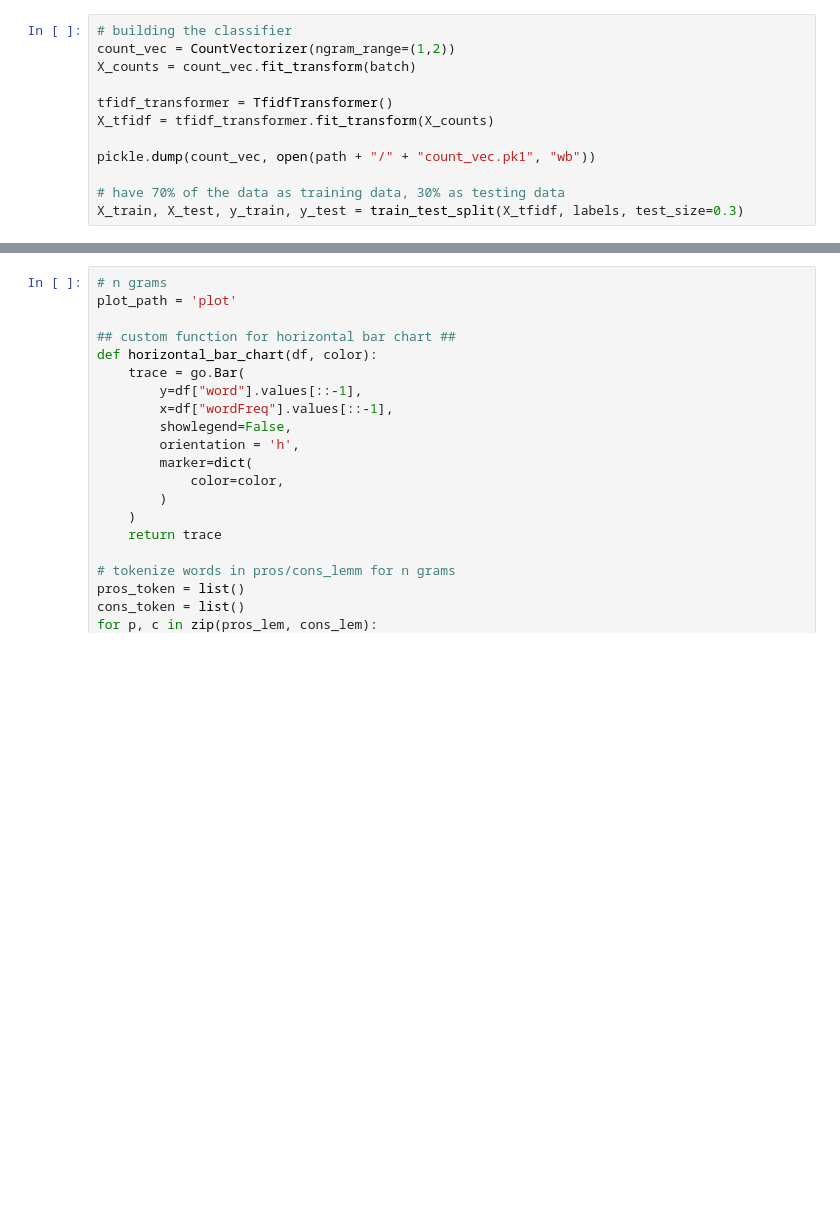
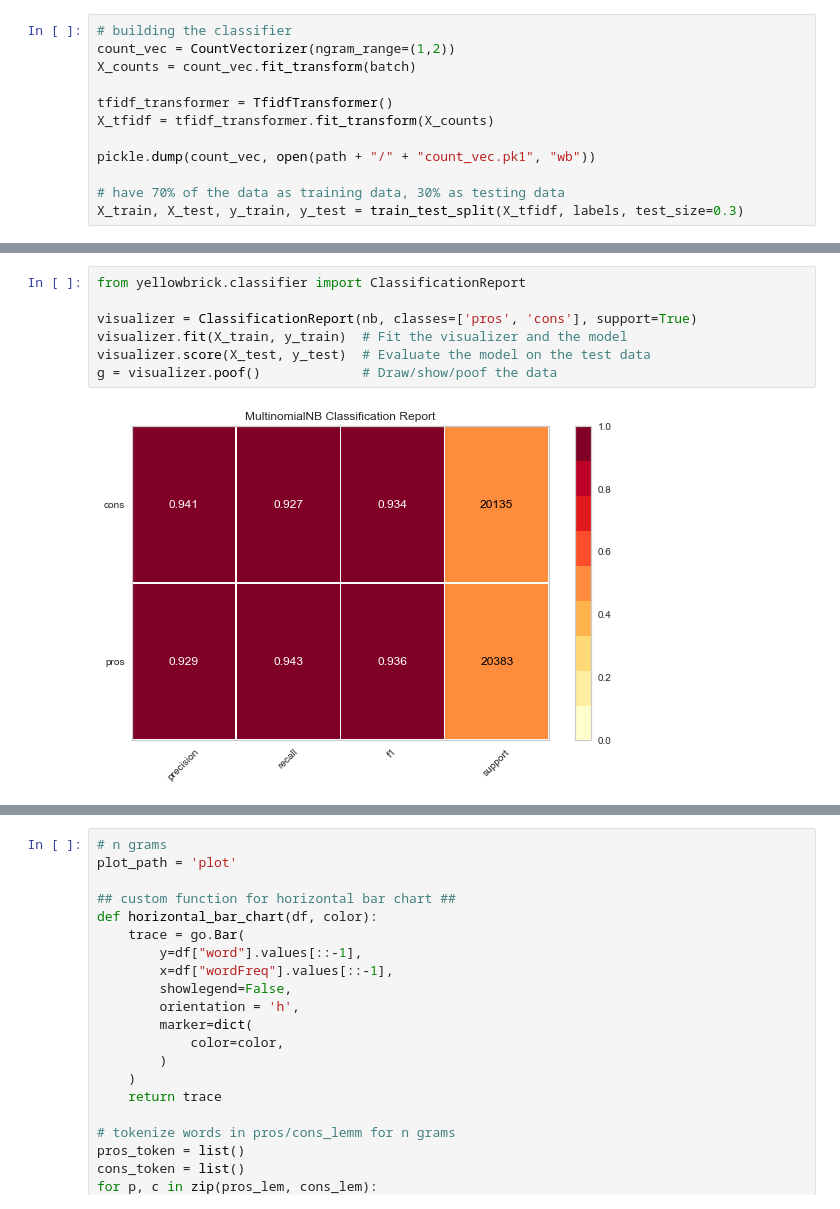
Before and after one commit to hyc121110/SentimentAnalyzer, a Jupyter notebook: project.ipynb, the cells around one changed output, grey strips where cells are left out. Cells and saved outputs as stored; diff of their text form; blank space fills up the shorter version.

```diff
--- a/project.ipynb
+++ b/project.ipynb
@@ -139,6 +140,15 @@ Model NB saved to path
 
 Naive Bayes Confustion Matrix
 [figure]
+# %%
+from yellowbrick.classifier import ClassificationReport
+
+visualizer = ClassificationReport(nb, classes=['pros', 'cons'], support=True)
+visualizer.fit(X_train, y_train)  # Fit the visualizer and the model
+visualizer.score(X_test, y_test)  # Evaluate the model on the test data
+g = visualizer.poof()             # Draw/show/poof the data
+# %% [output]
+[figure, added]
 # %%
 # Linear Support Vector Classifier: ~94.5% accuracy
 l_svc = CalibratedClassifierCV(base_estimator=LinearSVC(penalty='l2', dual=False), cv=5)
```
Also changed, not shown: parts of 8 cells of this notebook.
